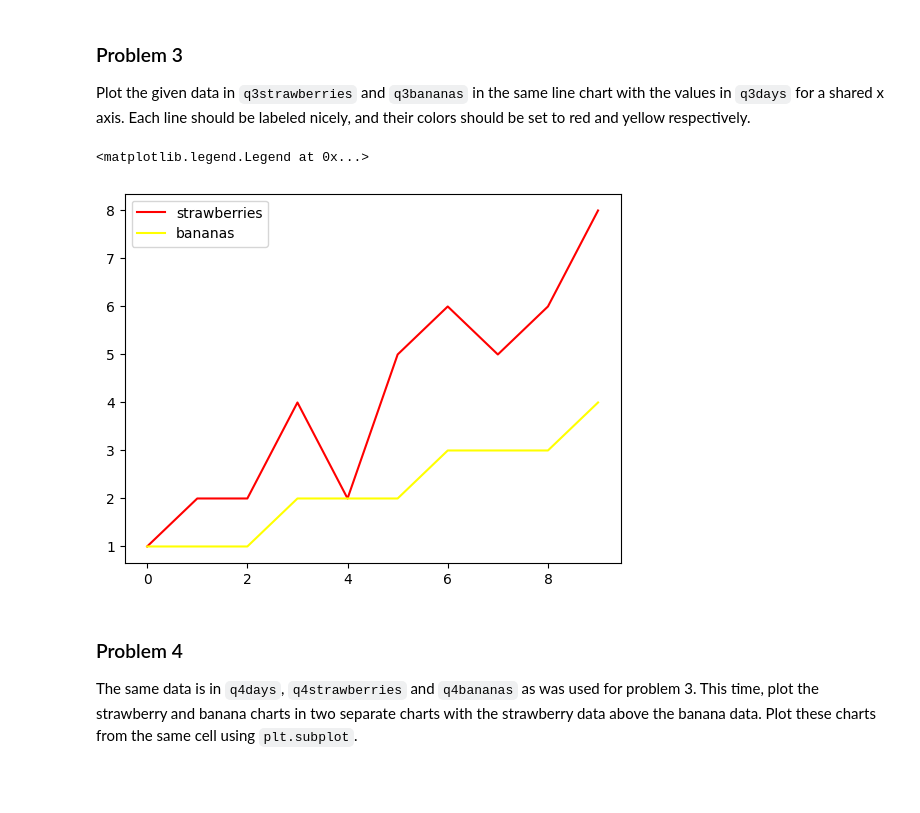
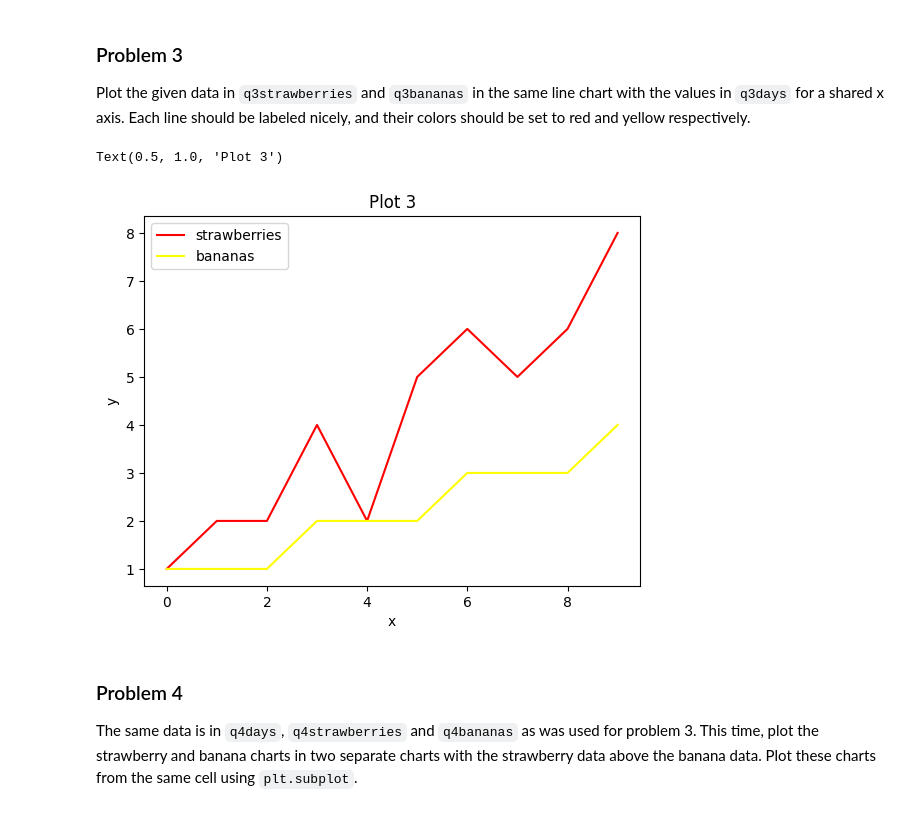
Before and after one commit to freddfredge/dx602-homework-05, a Jupyter notebook: homework.ipynb, the cells around one changed output. Cells and saved outputs as stored; diff of their text form; code cells hidden in the pictures; blank space fills up the shorter version.

```diff
--- a/homework.ipynb
+++ b/homework.ipynb
@@ -109,12 +113,14 @@ q3bananas = [1, 1, 1, 2, 2, 2, 3, 3, 3, 4]
 # %%
 # YOUR CHANGES HERE
 plt.plot(q3days, q3strawberries , color = 'red', label ='strawberries')
 plt.plot(q3days, q3bananas , color = 'yellow', label = 'bananas')
 plt.legend()
+plt.xlabel("x")
+plt.ylabel("y")
 plt.title("Plot 3")
 # %% [output]
-<matplotlib.legend.Legend at 0x...>
+Text(0.5, 1.0, 'Plot 3')
-[figure, old version]
+[figure, new version]
 # %% [markdown]
 ### Problem 4
 
```
Also changed, not shown: parts of 16 cells of this notebook.
